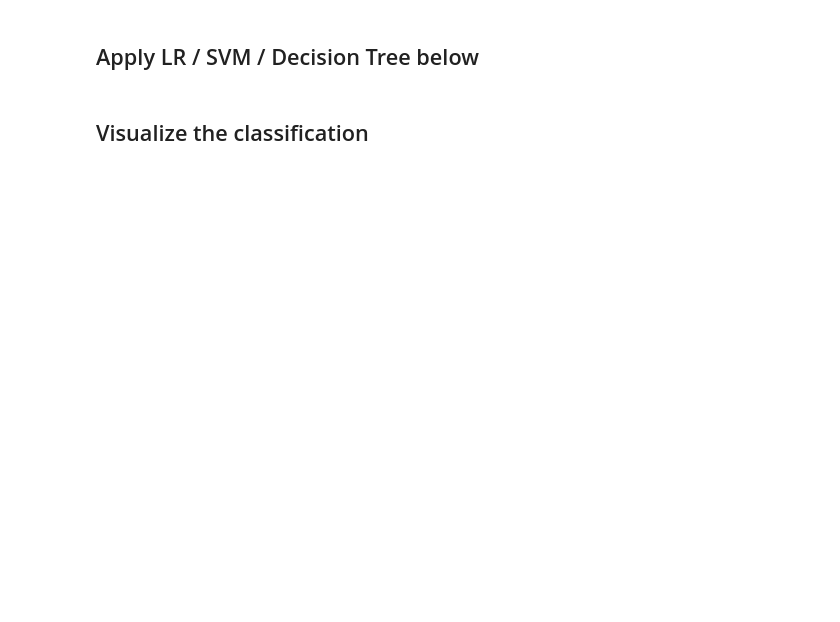
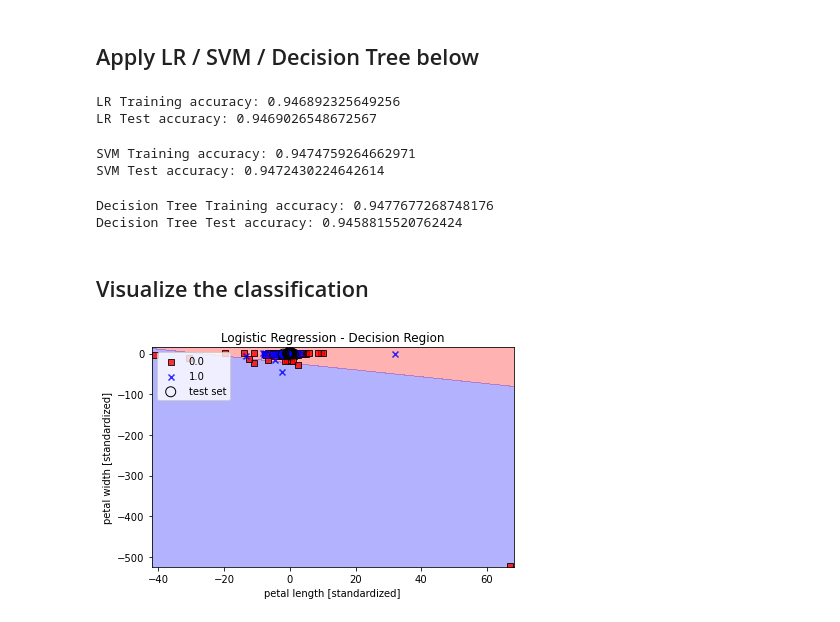
Before and after one commit to Harveydentsun/PHBS_MLF_2021, a Jupyter notebook: HW1/Classifiers.ipynb, the cells around one changed output. Saved outputs shown, nothing was run; the diff lists cells and outputs as text; code cells hidden in the pictures; blank space fills up the shorter version.

```diff
--- a/HW1/Classifiers.ipynb
+++ b/HW1/Classifiers.ipynb
@@ -47,0 +59,6 @@ lr = LogisticRegression(...) # complete
+# %%
+# Try different values of C
+c_param = 0.01
+
+lr = LogisticRegression(C = c_param, penalty = 'l1', solver = 'liblinear') # complete
+lr.fit(X_train_std, y_train)
@@ -54,8 +85,11 @@ X_test_std = X_test_std[:, lr.coef_[0]!=0]
 # %% [markdown]
 ## Apply LR / SVM / Decision Tree below
 # %%
-lr = LogisticRegression(penalty='l1')
+lr = LogisticRegression(C = 0.1, penalty = 'l1', solver = 'liblinear')
 lr.fit(X_train_std, y_train)
 
-print('Training accuracy:', lr.score(X_train_std, y_train))
-print('Test accuracy:', lr.score(X_test_std, y_test))
+print('LR Training accuracy:', lr.score(X_train_std, y_train))
+print('LR Test accuracy:', lr.score(X_test_std, y_test))
+# %% [output]
+LR Training accuracy: 0.946892325649256
+LR Test accuracy: 0.9469026548672567
@@ -66,3 +96,25 @@ print('Test accuracy:', lr.score(X_test_std, y_test))
+# %%
+## SVM
+from sklearn.svm import SVC
+svm = SVC(kernel='linear', C=0.1, random_state=1)
+svm.fit(X_train_std, y_train)
+
+print('SVM Training accuracy:', svm.score(X_train_std, y_train))
+print('SVM Test accuracy:', svm.score(X_test_std, y_test))
+# %% [output]
+SVM Training accuracy: 0.9474759264662971
+SVM Test accuracy: 0.9472430224642614
+# %%
+## Decision Tree
+from sklearn.tree import DecisionTreeClassifier
+dt = DecisionTreeClassifier(criterion='gini', max_depth=3, random_state=1)
+dt.fit(X_train_std, y_train)
+
+print('Decision Tree Training accuracy:', dt.score(X_train_std, y_train))
+print('Decision Tree Test accuracy:', dt.score(X_test_std, y_test))
+# %% [output]
+Decision Tree Training accuracy: 0.9477677268748176
+Decision Tree Test accuracy: 0.9458815520762424
 # %% [markdown]
 ## Visualize the classification
 # %%
@@ -113,13 +165,16 @@ def plot_decision_regions(X, y, classifier, test_idx=None, resolution=0.02):
 # %%
 X_combined_std = np.vstack((X_train_std, X_test_std))
 y_combined = np.hstack((y_train, y_test))
 
 plot_decision_regions(X=X_combined_std, y=y_combined,
                       classifier=lr, test_idx=range(0, 50))
 plt.xlabel('petal length [standardized]')
 plt.ylabel('petal width [standardized]')
 plt.legend(loc='upper left')
+plt.title('Logistic Regression - Decision Region')
 
 plt.tight_layout()
 #plt.savefig('images/03_01.png', dpi=300)
 plt.show()
+# %% [output]
+[figure, added]
```
Also changed, not shown: parts of 10 cells of this notebook.
